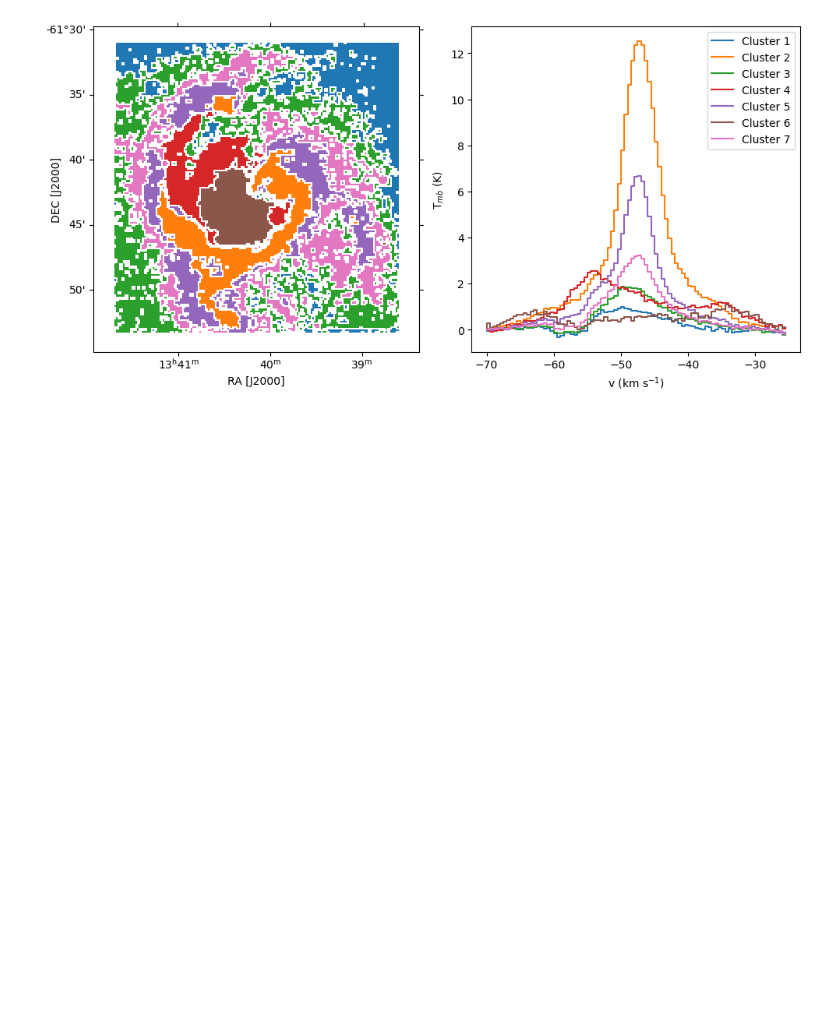
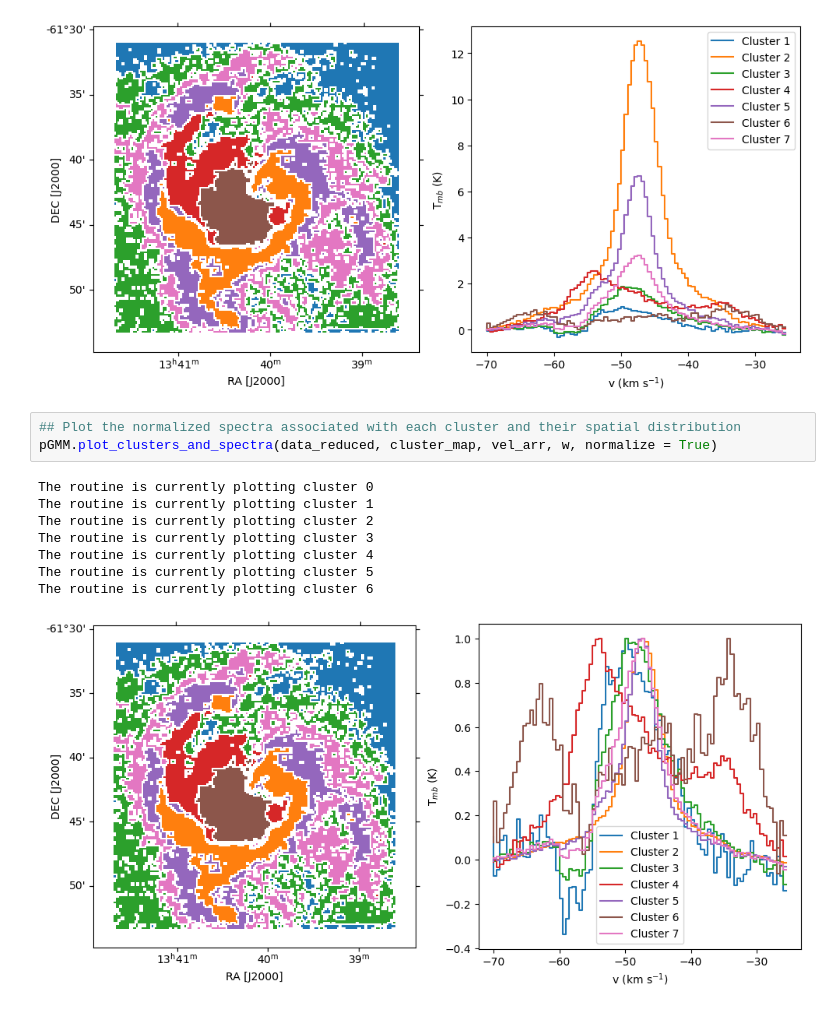
Before and after one commit to lmlb-astro/GMM, a Jupyter notebook: example_GMM_fit.ipynb, the cells around one changed output. Drawn from its saved outputs; the diff is of its cells as text; blank space fills up the shorter version.

Commit message:
add normalized spectra plots

```diff
--- a/example_GMM_fit.ipynb
+++ b/example_GMM_fit.ipynb
@@ -145,3 +144,15 @@ The routine is currently plotting cluster 4
 The routine is currently plotting cluster 5
 The routine is currently plotting cluster 6
 [figure]
+# %%
+## Plot the normalized spectra associated with each cluster and their spatial distribution
+pGMM.plot_clusters_and_spectra(data_reduced, cluster_map, vel_arr, w, normalize = True)
+# %% [output]
+The routine is currently plotting cluster 0
+The routine is currently plotting cluster 1
+The routine is currently plotting cluster 2
+The routine is currently plotting cluster 3
+The routine is currently plotting cluster 4
+The routine is currently plotting cluster 5
+The routine is currently plotting cluster 6
+[figure, added]
```
Also changed, not shown: parts of 1 cell of this notebook, 1 other file.
